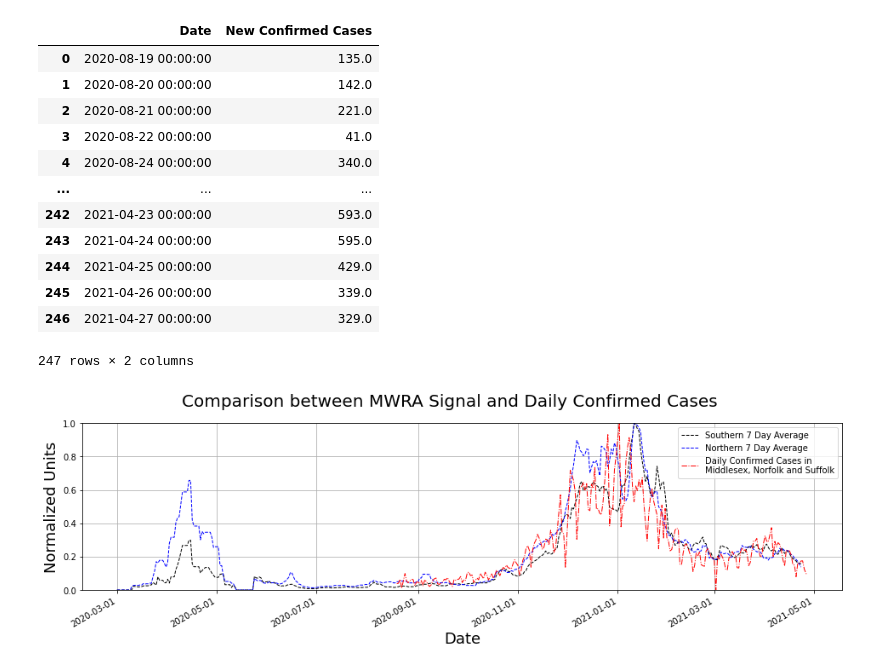
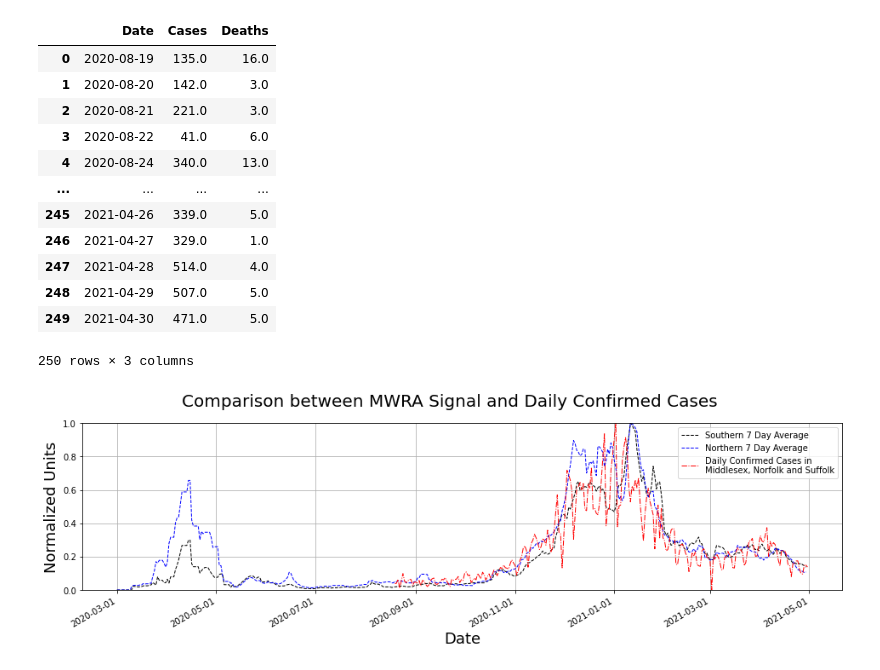
Before and after one commit to bhatiavr/cs109b-final-project-111, a Jupyter notebook: src/cs109b-wastewater-covid-forecasting.ipynb, the cells around one changed output. Saved outputs shown, nothing was run; the diff lists cells and outputs as text; code cells hidden in the pictures.

```diff
--- a/src/cs109b-wastewater-covid-forecasting.ipynb
+++ b/src/cs109b-wastewater-covid-forecasting.ipynb
@@ -25,14 +26,17 @@ from matplotlib import pyplot as plt
 DATA_DIR="../datasets/"
 
 MWRA_DATA_DIR=os.path.join(DATA_DIR, "mwra")
-MWRA_DATA_FILE=os.path.join(MWRA_DATA_DIR, "data-20210424.csv")
+MWRA_DATA_FILE=os.path.join(MWRA_DATA_DIR, "data-20210430.csv")
 
 MASS_COVID_DATA_DIR=os.path.join(DATA_DIR, "mass-covid")
-MASS_COVID_DATA_FILE=os.path.join(MASS_COVID_DATA_DIR, "covid-19-raw-data-4-27-2021.xlsx")
+MASS_COVID_DATA_FILE=os.path.join(MASS_COVID_DATA_DIR, "covid-19-raw-data-4-30-2021.xlsx")
 # %%
 # Load MWRA dataset
 df_mwra = pd.read_csv(MWRA_DATA_FILE, parse_dates=['Date'])
 display(df_mwra.tail(5))
+df_mwra.interpolate(method="akima", limit_direction='both', inplace=True)
+
+# Fill remaining values with 0
 df_mwra.fillna(0, inplace=True)
 # %% [output]
 |  | Date | Southern (copies/mL) | Northern (copies/mL) | Southern 7 day avg | Northern 7 day avg | ... |
@@ -110,0 +151,6 @@ display(df_covid.tail(5))
+# %%
+#Impute missing values
+df_covid.interpolate(method="akima", limit_direction='both', inplace=True)
+# Fill remaining values with 0
+df_covid.fillna(0, inplace=True)
+df_covid.isna().sum()
@@ -152,69 +204,79 @@ fig.show()
 # %%
-df_combined = pd.DataFrame(data=None, columns=['Date', 'New Confirmed Cases'])
+df_combined = pd.DataFrame(data=None, columns=['Date', 'Cases', 'Deaths'])
 
 allDates = df_covid['Date'].unique()
 
 for i, i_date in enumerate(allDates):
-    total = 0
+    totalCases = 0
+    totalDeaths = 0
+
 
     # Add middlesex cases
     row = df_ms[df_ms['Date'] == i_date]
     if not row.empty:
-        total += row['New Confirmed Cases'].to_list()[0]
+        totalCases += row['Cases'].to_list()[0]
+        totalDeaths += row['Deaths'].to_list()[0]
 
     # Add norfolk cases
     row = df_nr[df_nr['Date'] == i_date]
     if not row.empty:
-        total += row['New Confirmed Cases'].to_list()[0]
+        totalCases += row['Cases'].to_list()[0]
+        totalDeaths += row['Deaths'].to_list()[0]
+
 
     # Add norfolk cases
     row = df_sf[df_sf['Date'] == i_date]
     if not row.empty:
-        total += row['New Confirmed Cases'].to_list()[0]
+        totalCases += row['Cases'].to_list()[0]
+        totalDeaths += row['Deaths'].to_list()[0]
 
-    df_combined.at[i, 'Date'] = pd.to_datetime(i_date, format='%Y-%m-%d')
-    df_combined.at[i, 'New Confirmed Cases'] = total
 
+    df_combined.at[i, 'Date'] = i_date
+    df_combined.at[i, 'Cases'] = totalCases
+    df_combined.at[i, 'Deaths'] = totalDeaths
+
+df_combined['Date'] = pd.to_datetime(df_combined['Date'])
 display(df_combined)
 # %% [output]
-|  | Date | New Confirmed Cases |
-| 0 | 2020-08-19 00:00:00 | 135.0 |
-| 1 | 2020-08-20 00:00:00 | 142.0 |
-| 2 | 2020-08-21 00:00:00 | 221.0 |
-| 3 | 2020-08-22 00:00:00 | 41.0 |
-| 4 | 2020-08-24 00:00:00 | 340.0 |
-| ... | ... | ... |
-| 242 | 2021-04-23 00:00:00 | 593.0 |
-| 243 | 2021-04-24 00:00:00 | 595.0 |
-| 244 | 2021-04-25 00:00:00 | 429.0 |
-| 245 | 2021-04-26 00:00:00 | 339.0 |
-| 246 | 2021-04-27 00:00:00 | 329.0 |
+|  | Date | Cases | Deaths |
+| 0 | 2020-08-19 | 135.0 | 16.0 |
+| 1 | 2020-08-20 | 142.0 | 3.0 |
+| 2 | 2020-08-21 | 221.0 | 3.0 |
+| 3 | 2020-08-22 | 41.0 | 6.0 |
+| 4 | 2020-08-24 | 340.0 | 13.0 |
+| ... | ... | ... | ... |
+| 245 | 2021-04-26 | 339.0 | 5.0 |
+| 246 | 2021-04-27 | 329.0 | 1.0 |
+| 247 | 2021-04-28 | 514.0 | 4.0 |
+| 248 | 2021-04-29 | 507.0 | 5.0 |
+| 249 | 2021-04-30 | 471.0 | 5.0 |
-247 rows × 2 columns
+250 rows × 3 columns
 # %%
 def normalize(x):
     return (x - np.min(x)) / (np.max(x) - np.min(x))
 
 # Plot the timeseries data
 
 fig, ax = plt.subplots(nrows = 1, ncols = 1, figsize=(16,4))
 
 # Plot southern samples
 ax.plot(df_mwra['Date'], normalize(df_mwra['Southern 7 day avg'].to_numpy()), '--k', linewidth = 1,  label="Southern 7 Day Average")
 ax.plot(df_mwra['Date'], normalize(df_mwra['Northern 7 day avg'].to_numpy()), '--b', linewidth = 1, label="Northern 7 Day Average")
-ax.plot(df_combined['Date'], normalize(df_combined['New Confirmed Cases'].to_numpy()), '-.r', linewidth = 1, label="Daily Confirmed Cases in \nMiddlesex, Norfolk and Suffolk")
+ax.plot(df_combined['Date'], normalize(df_combined['Cases'].to_numpy()), '-.r', linewidth = 1, label="Daily Confirmed Cases in \nMiddlesex, Norfolk and Suffolk")
+#ax.plot(df_combined['Date'], normalize(df_combined['Deaths'].to_numpy()), '-.b', linewidth = 1, label="Daily Confirmed Deaths in \nMiddlesex, Norfolk and Suffolk")
 
 ax.grid(True)
 ax.legend()
 ax.set_ylim([0, 1])
 ax.xaxis.set_major_formatter(mdates.DateFormatter('%Y-%m-%d'))
 ax.set_ylabel('Normalized Units', fontsize = 18)
 ax.set_xlabel('Date', fontsize = 18)
 
 
 fig.autofmt_xdate()
 fig.suptitle('Comparison between MWRA Signal and Daily Confirmed Cases', fontsize=20, y=1.00)
 fig.show()
 # %% [output]
-[figure, old version]
+[figure, new version]
 # %%
 # Create algined matrix between southern, northen and covid cases
```
Also changed, not shown: parts of 24 cells of this notebook, 24 other files.
